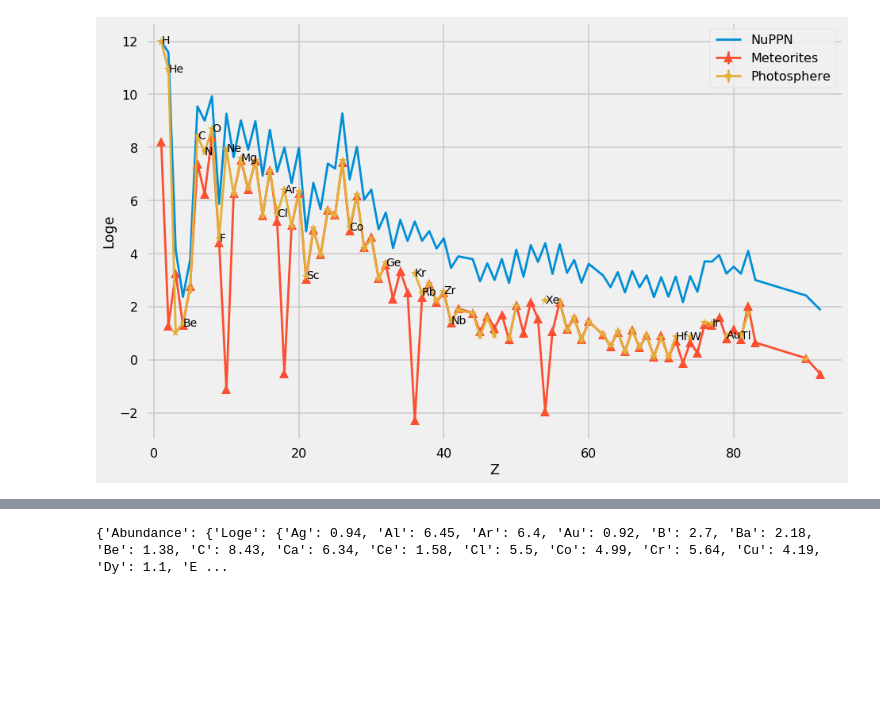
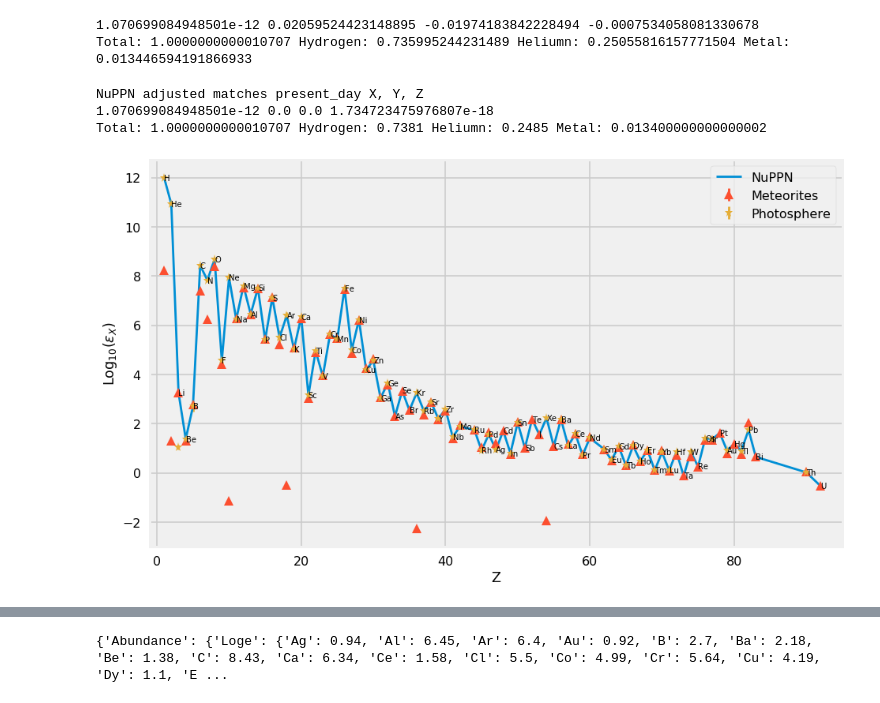
Before and after one commit to Samuel316/StarPlots, a Jupyter notebook: notebooks/excel_to_yml.ipynb, the cells around one changed output, grey strips where cells are left out. Cells and saved outputs as stored; diff of their text form; code cells hidden in the pictures; blank space fills up the shorter version.

Commit message:
Fixed plot to convert from mass fraction to number density

```diff
--- a/notebooks/excel_to_yml.ipynb
+++ b/notebooks/excel_to_yml.ipynb
@@ -14,28 +17,68 @@ excel = Path("../Data/Asplund_2008.xlsx")
+# %%
+df_ppn = pd.read_excel(excel, sheet_name = "nuppn_presentday")
+# GroupBy Element
+df_ppn['Abundance_nd'] = df_ppn['Abundance'] / df_ppn['mass']
+nuppn_df = df_ppn.groupby(['Z', "Element"])["Abundance"].sum().reset_index()
+
+nuppn_nd_df = df_ppn.groupby(['Z', "Element"])["Abundance_nd"].sum().reset_index()
+# %%
+total = nuppn_df.Abundance.sum()
+hydrogen = float(nuppn_df.Abundance[nuppn_df.Element == 'H'])
+heliumn = float(nuppn_df.Abundance[nuppn_df.Element == 'He'])
+metal = nuppn_df.Abundance[(nuppn_df.Element != 'H') & (nuppn_df.Element != 'He')].sum()
+
+if (abs(total - 1) < 0.001) and (abs(hydrogen - protosolar['X']) < 0.001) and (abs(heliumn - protosolar['Y']) < 0.001) and (abs(metal - protosolar['Z']) < 0.001):
+    print('NuPPn matches protosolar X, Y and Z')
+print(total - 1, hydrogen - protosolar['X'], heliumn - protosolar['Y'], metal - protosolar['Z'])
+
+print(f"Total: {total} Hydrogen: {hydrogen} Heliumn: {heliumn} Metal: {metal}")
+# %% [output]
+1.070699084948501e-12 0.02059524423148895 -0.01974183842228494 -0.0007534058081330678
+Total: 1.0000000000010707 Hydrogen: 0.735995244231489 Heliumn: 0.25055816157771504 Metal: 0.013446594191866933
+# %%
+h_factor = present_day['X']/hydrogen
+he_factor = present_day['Y']/heliumn
+metal_factor = present_day['Z']/metal
+
+nuppn_df['factor'] = [h_factor, he_factor] + [metal_factor] * (len(nuppn_df) -2)
+nuppn_df['Abundance_adj'] = nuppn_df['Abundance'] * nuppn_df['factor']
+
+total_adj = nuppn_df.Abundance.sum()
+hydrogen_adj = float(nuppn_df.Abundance_adj[nuppn_df.Element == 'H'])
+heliumn_adj = float(nuppn_df.Abundance_adj[nuppn_df.Element == 'He'])
+metal_adj = nuppn_df.Abundance_adj[(nuppn_df.Element != 'H') & (nuppn_df.Element != 'He')].sum()
+
+if (abs(total_adj - 1) < 0.001) and (abs(hydrogen_adj - present_day['X']) < 0.001) and (abs(heliumn_adj - present_day['Y']) < 0.001) and (abs(metal_adj - present_day['Z']) < 0.001):
+    print('NuPPN adjusted matches present_day X, Y, Z')
+print(total_adj - 1, hydrogen_adj - present_day['X'], heliumn_adj - present_day['Y'], metal_adj - present_day['Z'])
+
+print(f"Total: {total_adj} Hydrogen: {hydrogen_adj} Heliumn: {heliumn_adj} Metal: {metal_adj}")
+# %% [output]
+NuPPN adjusted matches present_day X, Y, Z
+1.070699084948501e-12 0.0 0.0 1.734723475976807e-18
+Total: 1.0000000000010707 Hydrogen: 0.7381 Heliumn: 0.2485 Metal: 0.013400000000000002
 # %%
 fig = plt.figure(figsize=(14,9))
 ax = fig.add_subplot(1,1,1)
 
-df_ppn = pd.read_excel(excel, sheet_name = "nuppn")
-abu = df_ppn.groupby(['Z', "Element"])["Abundance"].sum().reset_index()
+# Plot Nuppn
+dex = []
+for z, abundance in zip(nuppn_nd_df.Z, nuppn_nd_df.Abundance_nd):
+    dex.append(np.log10(abundance/nuppn_nd_df.Abundance_nd.iloc[0])+12.0)
+ax.plot(nuppn_nd_df.Z, dex, label="NuPPN")
 
-dex = []
+# Plot Asplund 2008
+df = pd.read_excel(excel)
+ax.errorbar(x=df.Z, y=df.Meteorites, yerr=df["Meteorites uncertainty"], fmt='^', label="Meteorites")
+ax.errorbar(x=df.Z, y=df.Photosphere, yerr=df["Photosphere uncertanty"], fmt='*', label="Photosphere")
 
-for z, element, abundance in zip(abu.Z, abu.Element, abu.Abundance):
-    dex.append(np.log10(abundance/(abu.Abundance.iloc[0]))+12)
-
-df = pd.read_excel(excel)
-ax.plot(abu.Z, dex, label="NuPPN")
-
-ax.errorbar(x=df.Z, y=df.Meteorites, yerr=df["Meteorites uncertainty"], fmt='^-', label="Meteorites")
-ax.errorbar(x=df.Z, y=df.Photosphere, yerr=df["Photosphere uncertanty"], fmt='*-', label="Photosphere")
-
-for element, z, photo, meteo in zip(df.Element, df.Z, df.Photosphere, df.Meteorites):
-    if photo - meteo > 0.05:
-        ax.text(z, photo-0.1, element)
+# Element Labels
+for element, z, photo in zip(df.Element, df.Z, dex):
+    ax.text(z, photo-0.1, element)
 
 ax.set_xlim(-1,95)
 ax.legend(loc=1)
 ax.set_xlabel('Z')
-ax.set_ylabel('Loge');
+ax.set_ylabel('Log$_{10}$($\epsilon_X$)');
 # %% [output]
-[figure, old version]
+[figure, new version]
```
Also changed, not shown: parts of 3 cells of this notebook, 2 other files.
